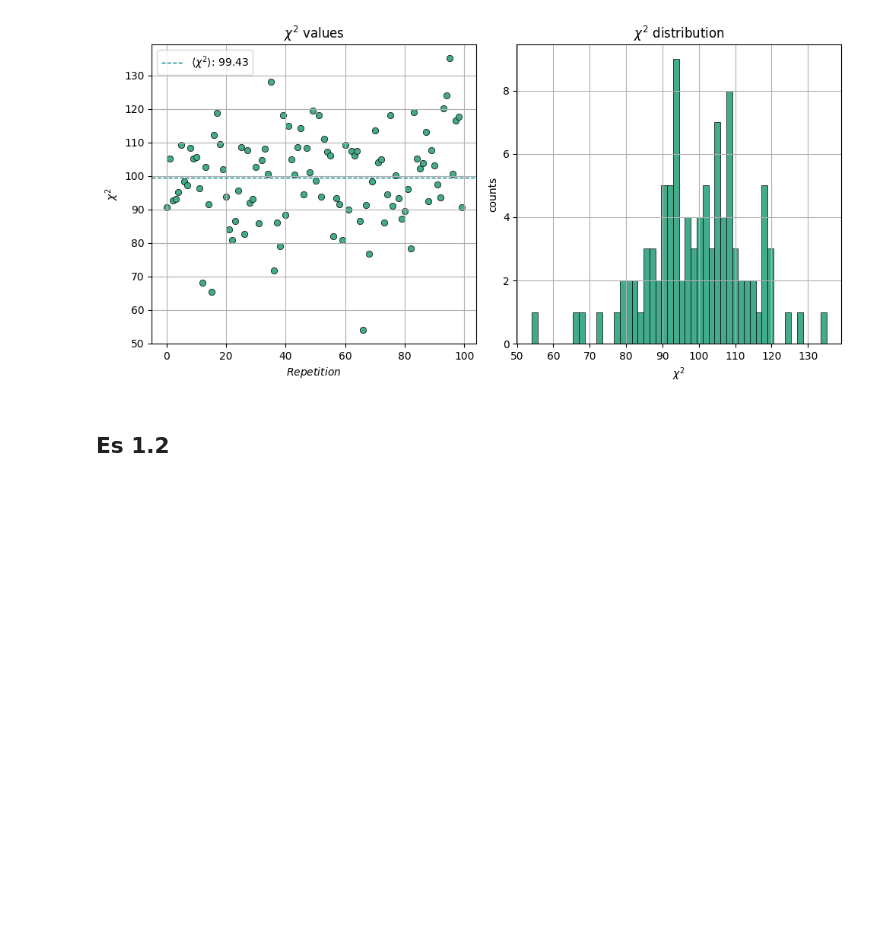
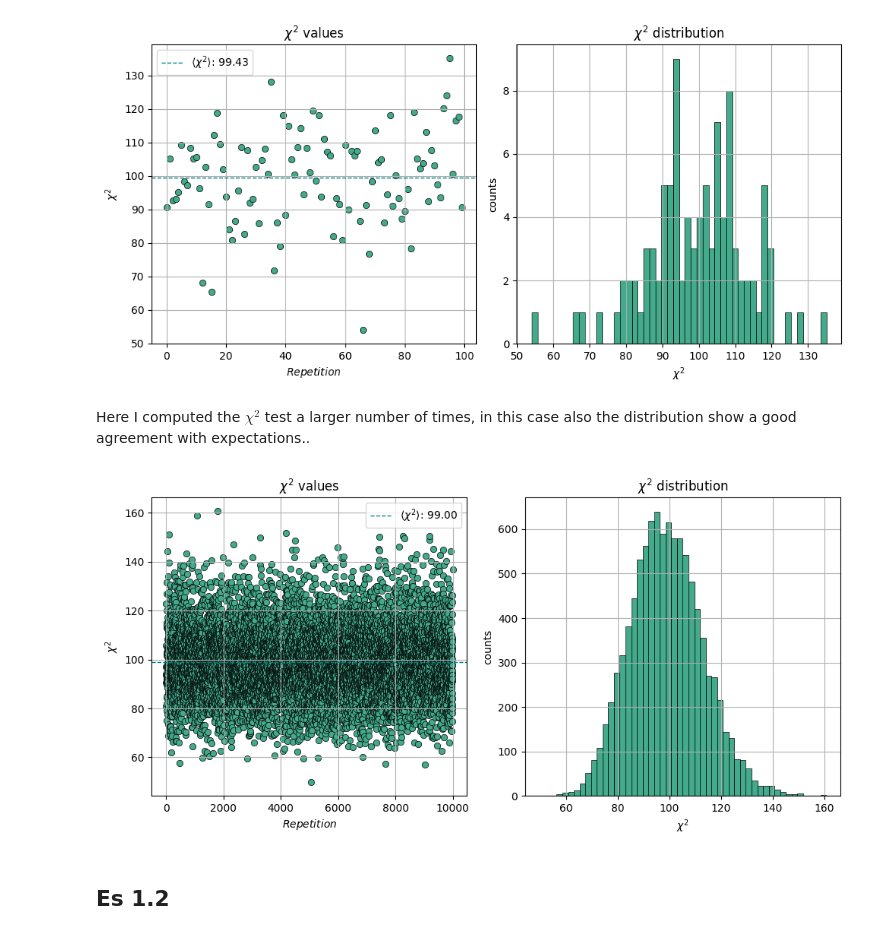
Before and after one commit to chinigio/NSL_Numerical-Simulation-Laboratory, a Jupyter notebook: Es1/Notebook_es1.ipynb, the cells around one changed output. Drawn from its saved outputs; the diff is of its cells as text; code cells hidden in the pictures; blank space fills up the shorter version.

```diff
--- a/Es1/Notebook_es1.ipynb
+++ b/Es1/Notebook_es1.ipynb
@@ -119,6 +119,35 @@ plt.tight_layout()
 plt.show()
 # %% [output]
 [figure]
+# %% [markdown]
+Here I computed the $\chi^2$ test a larger number of times, in this case also the distribution show a good agreement with expectations..
+# %%
+# loading data
+chi = np.loadtxt("data/chi2.dat")
+mean = chi[:,1].mean()
+
+fig, ax = plt.subplots(1, 2, figsize=(10, 5))
+
+#plotting chi^2 values
+ax[0].scatter(chi[:,0], chi[:,1], color='#43AA8B', edgecolor='black', linewidth=0.5)
+ax[0].set_title(r'$\chi^2$ values')
+ax[0].set_xlabel(r'$Repetition$')
+ax[0].set_ylabel(r'$\chi^2$')
+ax[0].axhline(y=mean, color='teal', linestyle='--', linewidth= 1,  label=r'$\langle \chi^2 \rangle$'+f': {mean:.2f}')
+ax[0].legend()
+ax[0].grid(True)
+
+#plotting chi^2 distribution
+ax[1].hist(chi[:,1], bins=50, color='#43AA8B', edgecolor='black', linewidth=0.5)
+ax[1].set_title(r'$\chi^2$ distribution')
+ax[1].set_xlabel(r'$\chi^2$')
+ax[1].set_ylabel('counts')
+ax[1].grid(True)
+
+plt.tight_layout()
+plt.show()
+# %% [output]
+[figure, added]
 # %% [markdown]
 ## Es 1.2
 # %% [markdown]
```
Also changed, not shown: parts of 5 cells of this notebook, 13 other files.
